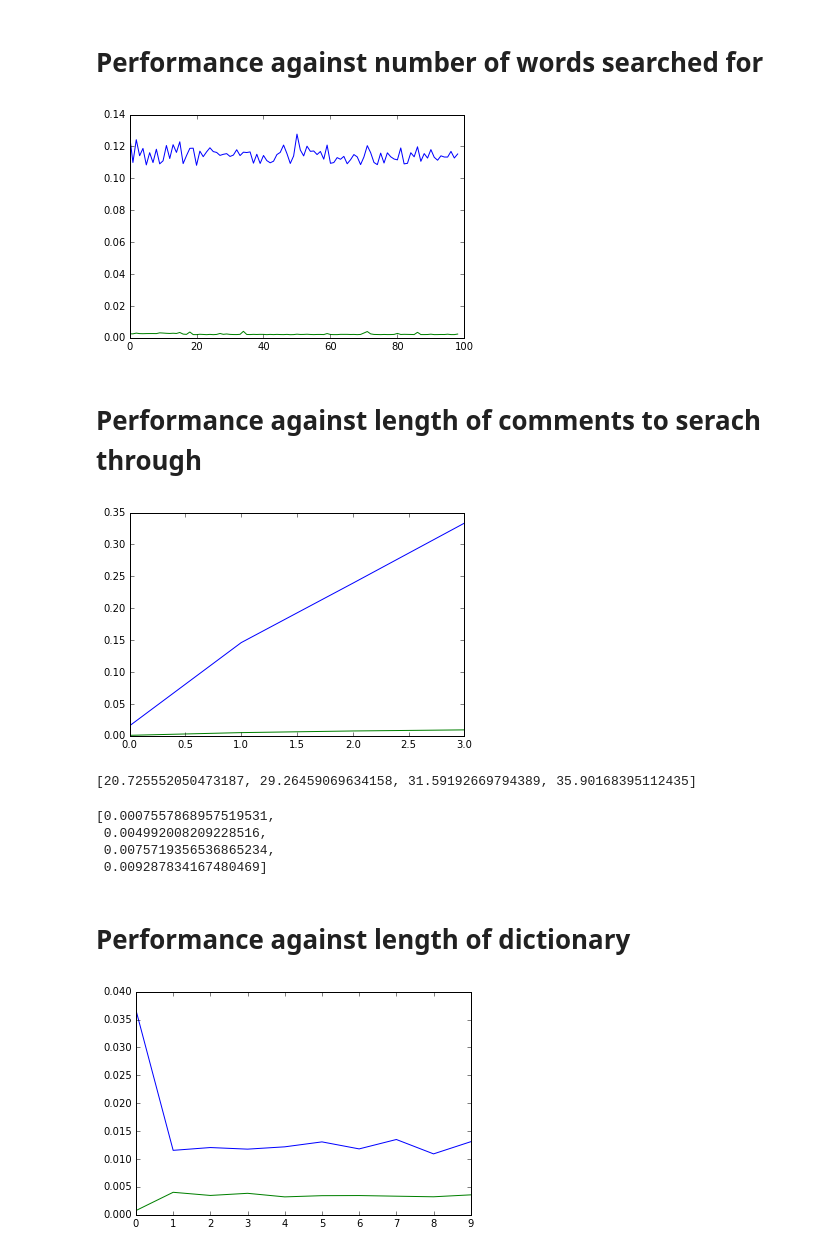
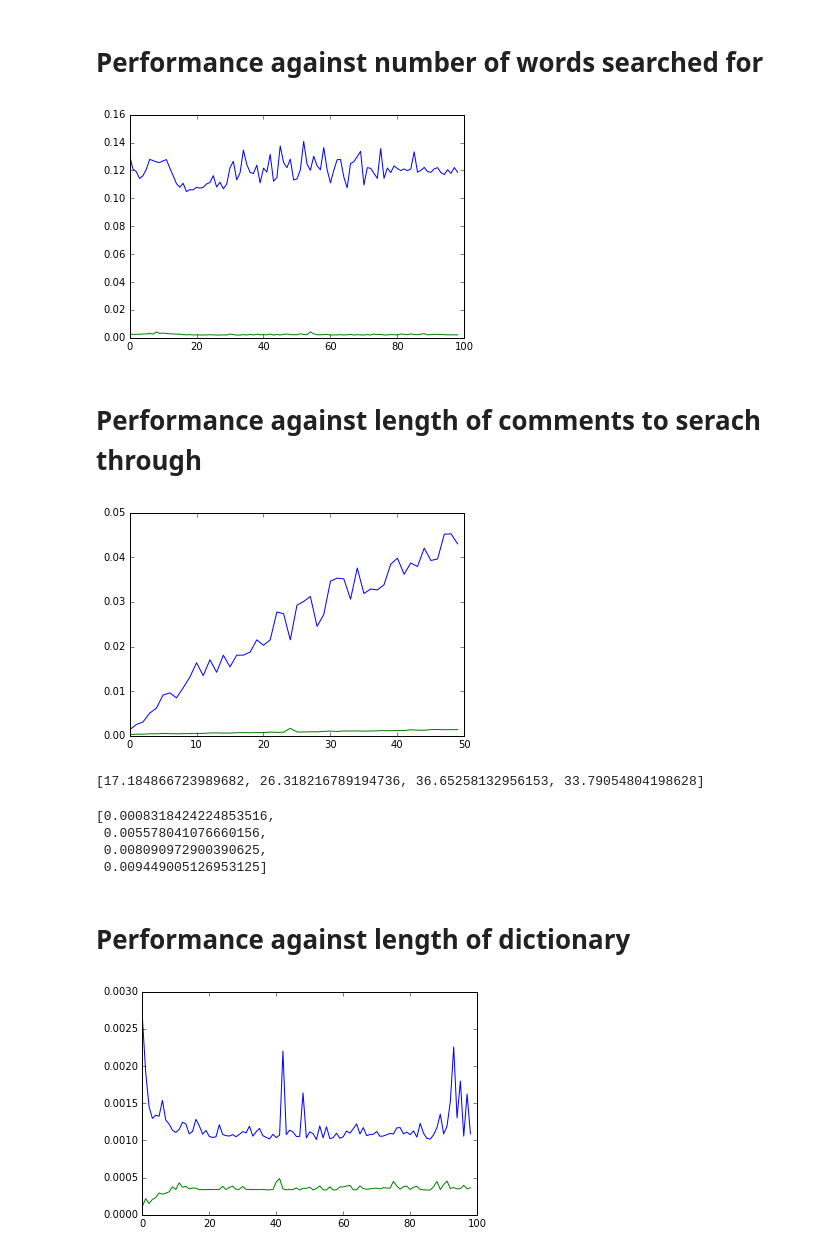
Before and after one commit to ZackAkil/Data-Science-Meetup-Predicting-Trolls, a Jupyter notebook: Text indexing by prime factorisation.ipynb, the cells around one changed output. Saved outputs shown, nothing was run; the diff lists cells and outputs as text; code cells hidden in the pictures.

```diff
--- a/Text indexing by prime factorisation.ipynb
+++ b/Text indexing by prime factorisation.ipynb
@@ -156,6 +156,7 @@ def generateLengths(count,mean, dist, showGraph = False):
     s[lessThanOne] = 1
     if showGraph:
         plt.hist(s, 30, normed=True)
+        plt.title("Histogram of lengths")
         plt.show()
     return s
 # %%
@@ -210,0 +203,3 @@ array(['piluh', 'wpykc', 'rkhvr', 'celd', 'lkhgc', 'ktt', 'nucc', 'wtkz',
+# %%
+dictionary = generateDictionary(10)
+dictionary
@@ -211,6 +210,4 @@ array(['piluh', 'wpykc', 'rkhvr', 'celd', 'lkhgc', 'ktt', 'nucc', 'wtkz',
 # %%
-random.seed(50)
-np.random.seed(15)
-comments = generateComments(1000000,dictionary,3,1,True)
+comments = generateComments(1000,dictionary,4,1,True)
 comments[1:5]
 # %% [output]
@@ -482,14 +478,14 @@ plt.plot(stringCompTimings)
 plt.plot(primeTimings)
 plt.show()
 # %% [output]
-[figure, old version]
+[figure, new version]
 # %% [markdown]
 # Performance against length of comments to serach through
 # %%
 stringCompTimings = []
 primeTimings = []
-for n in range(5,400,100):
-    [dl,cl] = generateCommentData(30,10000,n,1)
+for n in range(5,500,10):
+    [dl,cl] = generateCommentData(30,1000,n,1)
     randWords = pickRandomWordsFromDict(dl,2,7,4)
 
     [o,t] = timeFunction(numberOfMatches, cl, randWords)
@@ -503,37 +499,37 @@ plt.plot(stringCompTimings)
 plt.plot(primeTimings)
 plt.show()
 # %% [output]
-[figure, old version]
+[figure, new version]
 # %%
 d = list(map(lambda a,b:a/b,stringCompTimings,primeTimings))
 d
 # %% [output]
-[20.725552050473187, 29.26459069634158, 31.59192669794389, 35.90168395112435]
+[17.184866723989682, 26.318216789194736, 36.65258132956153, 33.79054804198628]
 # %%
 primeTimings
 # %% [output]
-[0.0007557868957519531,
- 0.004992008209228516,
- 0.0075719356536865234,
- 0.009287834167480469]
+[0.0008318424224853516,
+ 0.005578041076660156,
+ 0.008090972900390625,
+ 0.009449005126953125]
 # %% [markdown]
 # Performance against length of dictionary
 # %%
 stringCompTimings = []
 primeTimings = []
-for n in range(5,1000,100):
-    [dl,cl] = generateCommentData(n,10000,10,1)
+for n in range(10,1000,10):
+    [dl,cl] = generateCommentData(n,1000,10,1)
     randWords = pickRandomWordsFromDict(dl,2,7,4)
 
     [o,t] = timeFunction(numberOfMatches, cl, randWords)
     stringCompTimings.append(t)
 
     [indexSchemal, indxComl] = preprocessPrimeComments(dl,cl)
     [o,t] = timeFunction(findCommentsUsingPrimeFact, indxComl,indexSchemal, randWords)
     primeTimings.append(t)
 plt.figure()
 plt.plot(stringCompTimings)
 plt.plot(primeTimings)
 plt.show()
 # %% [output]
-[figure, old version]
+[figure, new version]
```
Also changed, not shown: parts of 17 cells of this notebook.
